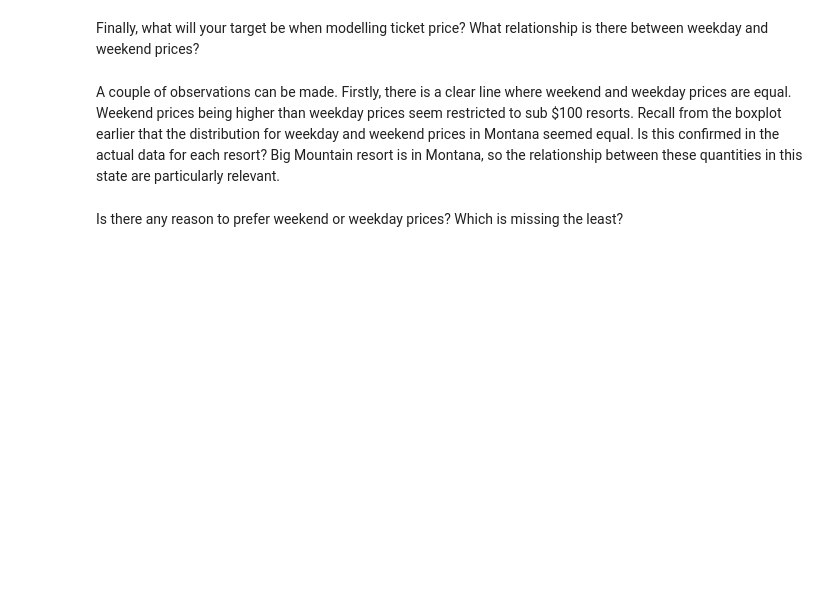
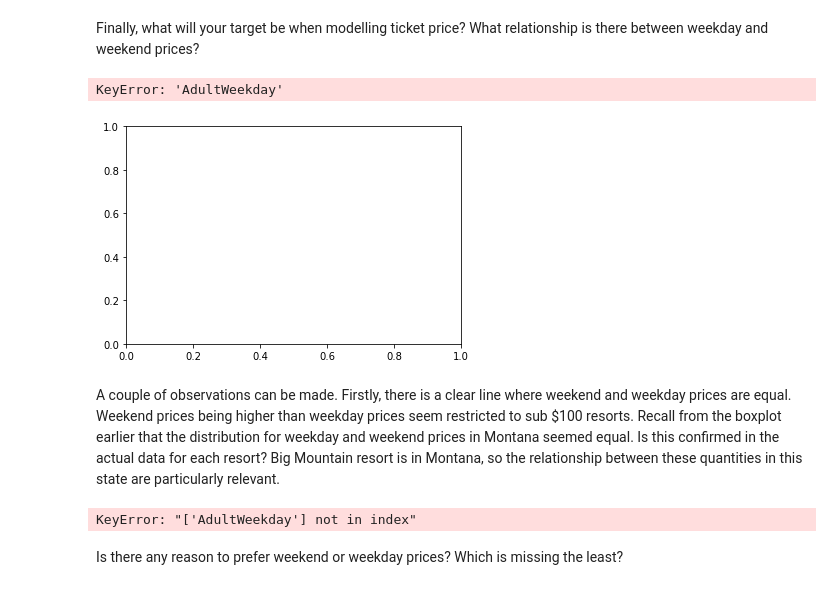
Before and after one commit to springboard-curriculum/DataScienceGuidedCapstone, a Jupyter notebook: Notebooks/02_data_wrangling.ipynb, the cells around one changed output. Cells and saved outputs as stored; diff of their text form; code cells hidden in the pictures; blank space fills up the shorter version.

```diff
--- a/Notebooks/02_data_wrangling.ipynb
+++ b/Notebooks/02_data_wrangling.ipynb
@@ -569,4 +724,4 @@ About 14% of the rows have no price data. As the price is your target, these row
 # %%
 #Code task 28#
 #Use `missing_price` to remove rows from ski_data where both price values are missing
-ski_data = ski_data[___ != 2]
+ski_data = ski_data[missing_price != 2]
@@ -700,14 +857,19 @@ Finally, what will your target be when modelling ticket price? What relationship
 # %%
 #Code task 36#
 #Use ski_data's `plot()` method to create a scatterplot (kind='scatter') with 'AdultWeekday' on the x-axis and
 #'AdultWeekend' on the y-axis
-ski_data.___(x=___, y=___, kind=___);
+ski_data.plot(x='AdultWeekday', y='AdultWeekend', kind='scatter');
+# %% [output]
+KeyError: 'AdultWeekday'
+[figure, added]
 # %% [markdown]
 A couple of observations can be made. Firstly, there is a clear line where weekend and weekday prices are equal. Weekend prices being higher than weekday prices seem restricted to sub $100 resorts. Recall from the boxplot earlier that the distribution for weekday and weekend prices in Montana seemed equal. Is this confirmed in the actual data for each resort? Big Mountain resort is in Montana, so the relationship between these quantities in this state are particularly relevant.
 # %%
 #Code task 37#
 #Use the loc accessor on ski_data to print the 'AdultWeekend' and 'AdultWeekday' columns for Montana only
-ski_data.___[ski_data.state == ___, [___, ___]]
+ski_data.loc[ski_data.state == 'Montana', ['AdultWeekend', 'AdultWeekday']]
+# %% [output]
+KeyError: "['AdultWeekday'] not in index"
 # %% [markdown]
 Is there any reason to prefer weekend or weekday prices? Which is missing the least?
 # %%
```
Also changed, not shown: parts of 30 cells of this notebook.
